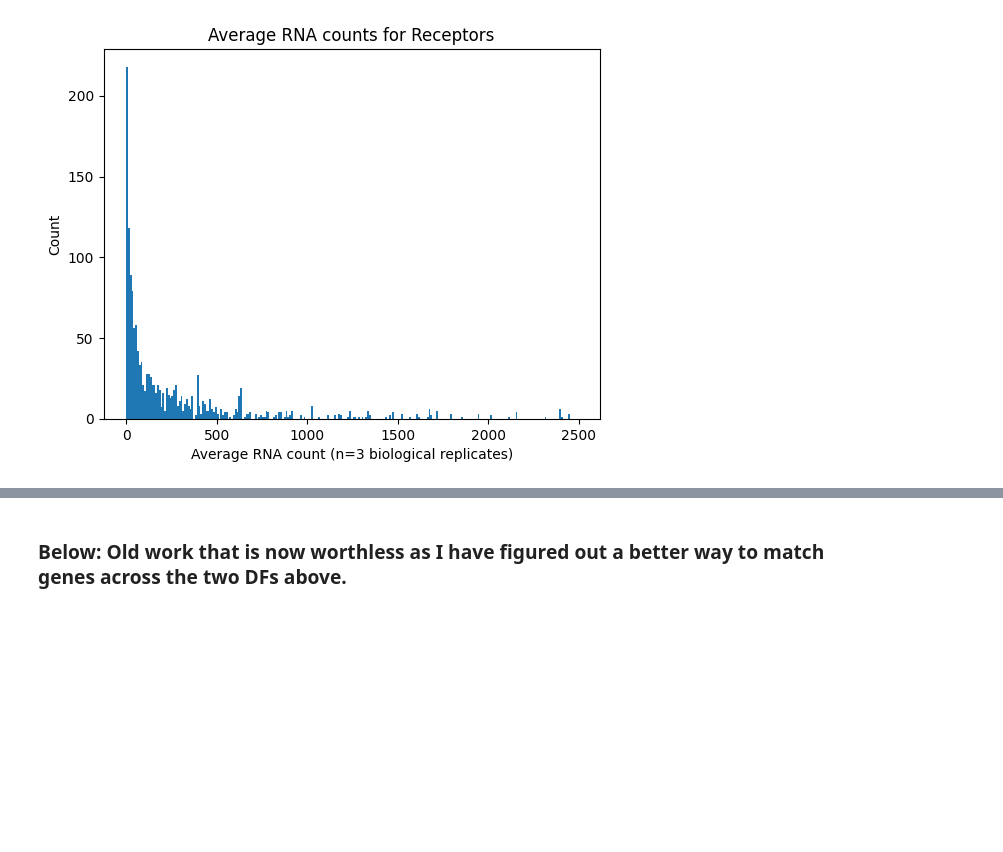
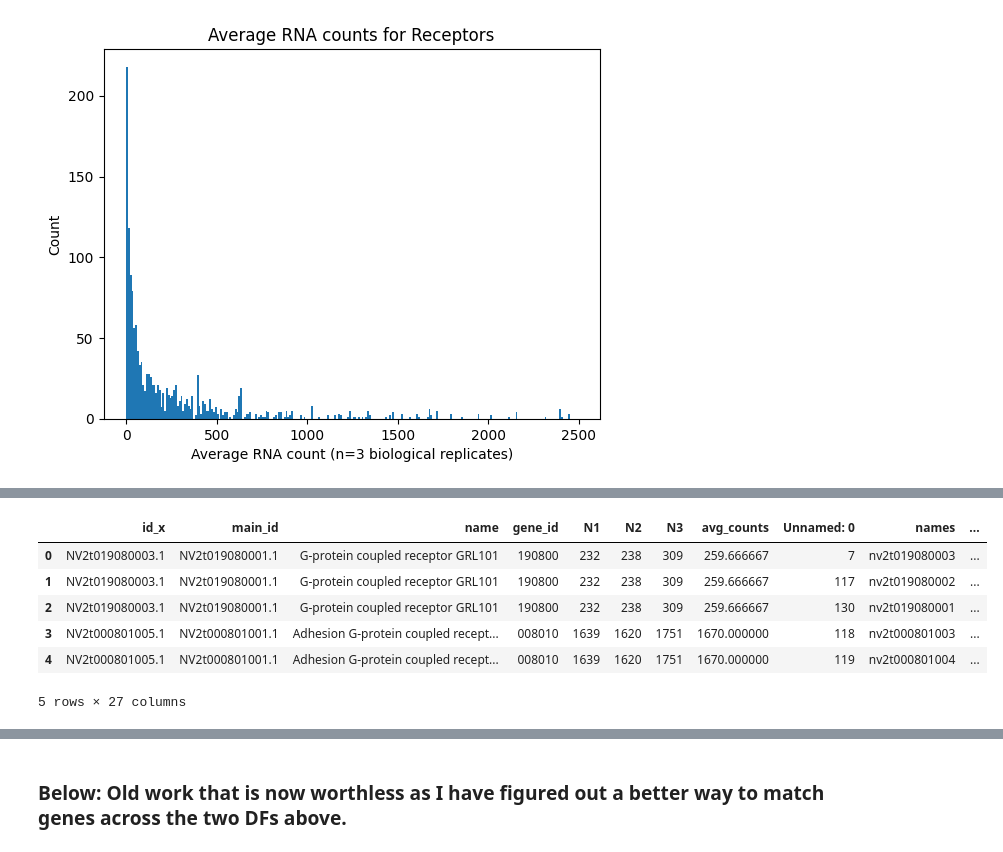
Before and after one commit to jonazhu/nematostella_protpred, a Jupyter notebook: rnaseq/find_genes_rnaseq.ipynb, the cells around one changed output, grey strips where cells are left out. Saved outputs shown, nothing was run; the diff lists cells and outputs as text; code cells hidden in the pictures; blank space fills up the shorter version.

```diff
--- a/rnaseq/find_genes_rnaseq.ipynb
+++ b/rnaseq/find_genes_rnaseq.ipynb
@@ -138,0 +161,11 @@ Text(0.5, 1.0, 'Average RNA counts for Receptors')
+# %%
+gpcr_af_glw1_res = gpcrs.merge(af_glw1_res, left_on="gene_id", right_on="gene_id")
+gpcr_af_glw1_res.head()
+# %% [output]
+|  | id_x | main_id | name | gene_id | N1 | N2 | N3 | avg_counts | Unnamed: 0 | names | ... |
+| 0 | NV2t019080003.1 | NV2t019080001.1 | G-protein coupled receptor GRL101 | 190800 | 232 | 238 | 309 | 259.666667 | 7 | nv2t019080003 | ... |
+| 1 | NV2t019080003.1 | NV2t019080001.1 | G-protein coupled receptor GRL101 | 190800 | 232 | 238 | 309 | 259.666667 | 117 | nv2t019080002 | ... |
+| 2 | NV2t019080003.1 | NV2t019080001.1 | G-protein coupled receptor GRL101 | 190800 | 232 | 238 | 309 | 259.666667 | 130 | nv2t019080001 | ... |
+| 3 | NV2t000801005.1 | NV2t000801001.1 | Adhesion G-protein coupled recept... | 008010 | 1639 | 1620 | 1751 | 1670.000000 | 118 | nv2t000801003 | ... |
+| 4 | NV2t000801005.1 | NV2t000801001.1 | Adhesion G-protein coupled recept... | 008010 | 1639 | 1620 | 1751 | 1670.000000 | 119 | nv2t000801004 | ... |
+5 rows × 27 columns
```
Also changed, not shown: parts of 6 cells of this notebook, 38 other files.
